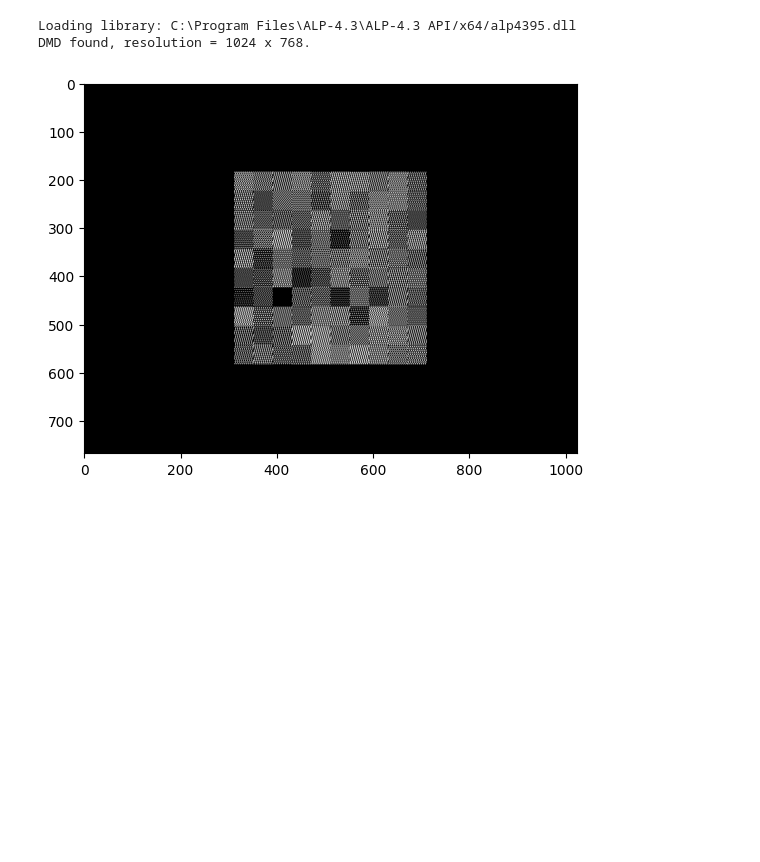
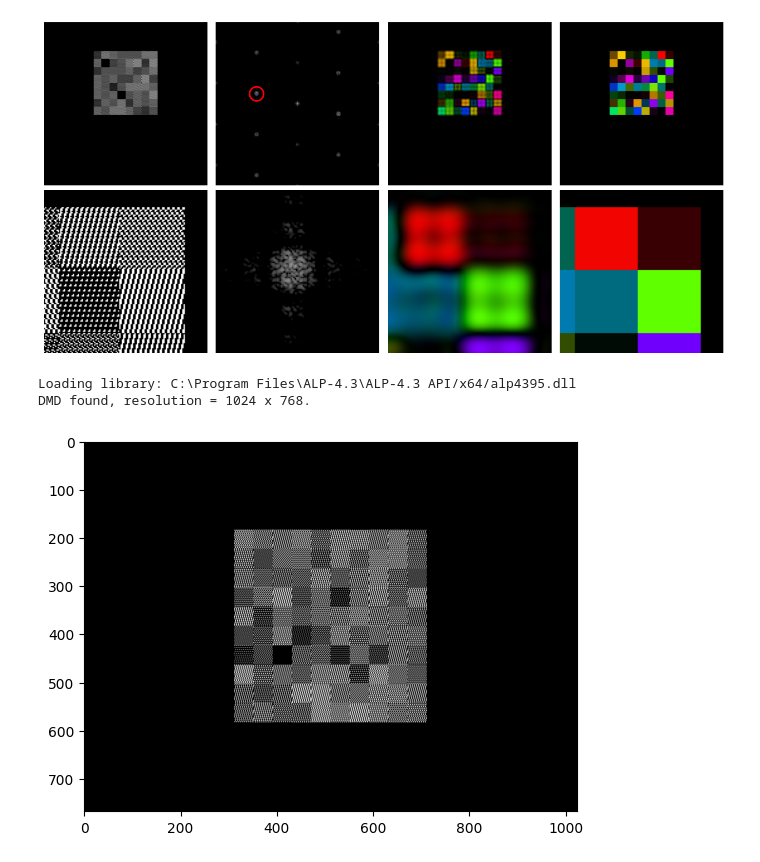
Before and after one commit to jysru/DLP-Shaping, a Jupyter notebook: test_dmd_holo_full.ipynb, the cells around one changed output. Drawn from its saved outputs; the diff is of its cells as text; code cells hidden in the pictures; blank space fills up the shorter version.

```diff
--- a/test_dmd_holo_full.ipynb
+++ b/test_dmd_holo_full.ipynb
@@ -125,3 +122,70 @@ plt.show()
+# %%
+fig = plt.figure(figsize=(12, 6))
+
+plt.subplot(2, 4, 1)
+plt.imshow(holo, cmap='gray')
+# plt.title('Hologram superpixel')
+# plt.colorbar(location = 'bottom')
+plt.axis('off')
+
+plt.subplot(2, 4, 2)
+ax = plt.gca()
+plt.imshow(ft_holo_log, cmap='gray', vmax=np.max(ft_holo_log), vmin=np.max(ft_holo_log)-40)
+ax.add_patch(
+    Ellipse(
+        np.array(sh)/2-ap_loc*np.array(sh),
+        width=2*ap_rad*sh[0],
+        height=2*ap_rad*sh[1],
+        edgecolor='red',
+        facecolor='none',
+        linewidth=2,
+    )
+)
+# plt.title('Fourier intensity (dB)')
+# plt.colorbar(location = 'bottom')
+plt.axis('off')
+
+plt.subplot(2, 4, 3)
+plt.imshow(colorize(shaped_field))
+# plt.title('Shaped field')
+plt.axis('off')
+
+plt.subplot(2, 4, 4)
+plt.imshow(colorize(target_field))
+# plt.title('Target field')
+plt.axis('off')
+
+plt.subplot(2, 4, 5)
+plt.imshow(holo[170:300, 600:730], cmap='gray')
+# plt.title('Hologram superpixel')
+# plt.colorbar(location = 'bottom')
+plt.axis('off')
+
+plt.subplot(2, 4, 6)
+ax = plt.gca()
+plt.imshow(ft_holo_log[390:510, 200:320], cmap='gray', vmax=np.max(ft_holo_log), vmin=np.max(ft_holo_log)-40)
+# plt.title('Hologram superpixel')
+# plt.colorbar(location = 'bottom')
+plt.axis('off')
+
+plt.subplot(2, 4, 7)
+plt.imshow(colorize(shaped_field[170:300, 600:730]))
+# plt.title('Hologram superpixel')
+# plt.colorbar(location = 'bottom')
+plt.axis('off')
+
+plt.subplot(2, 4, 8)
+plt.imshow(colorize(target_field[170:300, 600:730]))
+# plt.title('Hologram superpixel')
+# plt.colorbar(location = 'bottom')
+plt.axis('off')
+
+plt.tight_layout()
+
+
+plt.show()
+# %% [output]
+[figure, added]
 # %%
 import numpy as np
 from ALP4 import *
```
Also changed, not shown: parts of 3 cells of this notebook.
